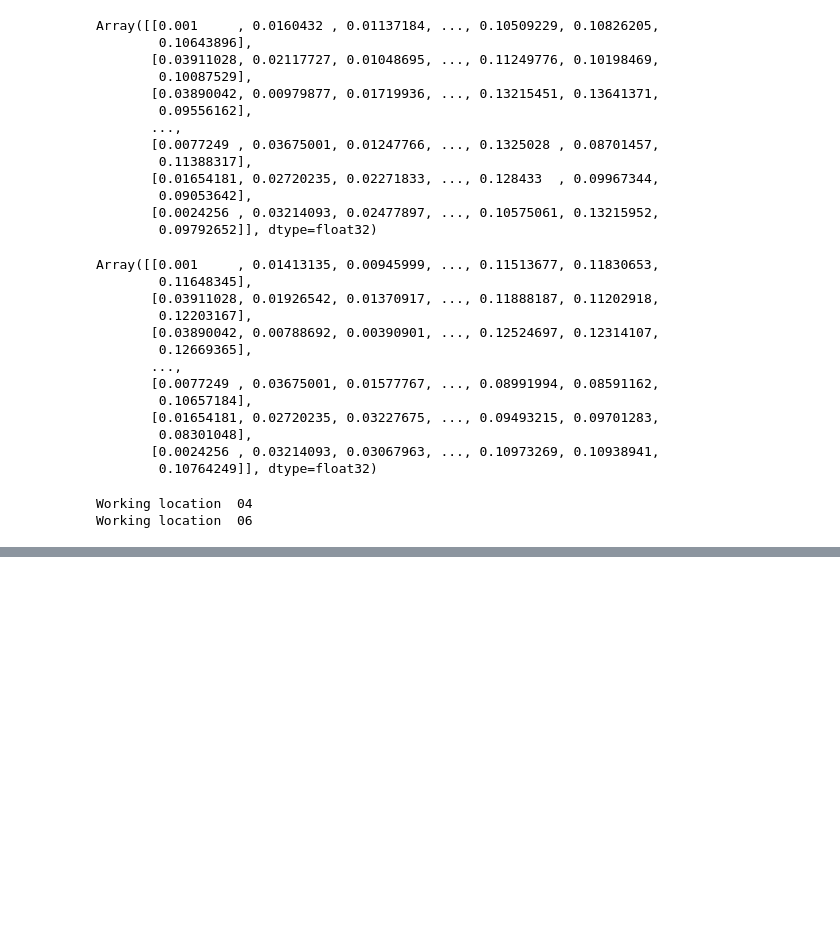
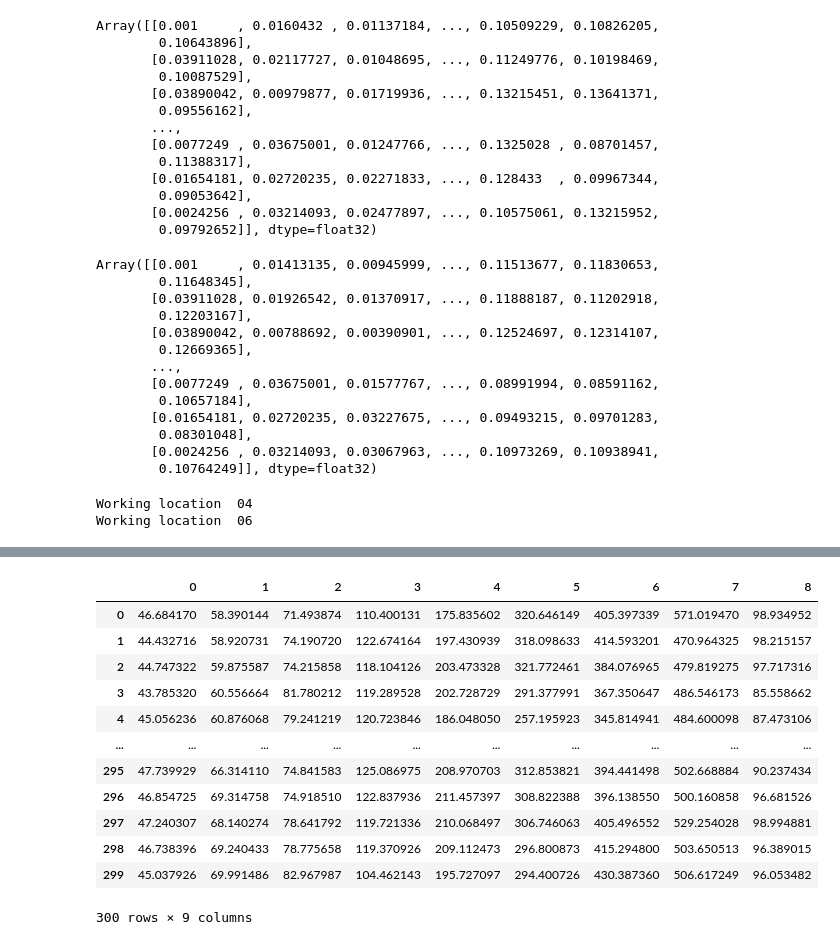
Before and after one commit to atiumcache/pmcmc_forecast, a Jupyter notebook: notebooks/test_20241020.ipynb, the cells around one changed output, grey strips where cells are left out. Drawn from its saved outputs; the diff is of its cells as text; code cells hidden in the pictures; blank space fills up the shorter version.

```diff
--- a/notebooks/test_20241020.ipynb
+++ b/notebooks/test_20241020.ipynb
@@ -72,3 +72,15 @@ for loc in locations:
 # %% [output]
 Working location  04
 Working location  06
+# %%
+base_dir = os.path.join(paths.OUTPUT_DIR, "pmcmc_runs")
+loc_dir = os.path.join(base_dir, "04")
+mle_states_path = os.path.join(loc_dir, "mle_states_20241020.npy")
+states_np = np.load(mle_states_path)
+start_date_index = abs(
+    (pd.to_datetime("2023-10-21") - pd.to_datetime("2023-06-25")).days
+)
+end = start_date_index + 8 * 7
+new_h = states_np[:, start_date_index - 1 : end]
+new_h_df = pd.DataFrame(new_h)
+new_h
@@ -74,0 +114,18 @@ Working location  06
+# %%
+new_h_weekly = new_h_df.groupby(new_h_df.columns // 7, axis=1).sum()
+# %%
+new_h_weekly
+# %% [output]
+|  | 0 | 1 | 2 | 3 | 4 | 5 | 6 | 7 | 8 |
+| 0 | 46.684170 | 58.390144 | 71.493874 | 110.400131 | 175.835602 | 320.646149 | 405.397339 | 571.019470 | 98.934952 |
+| 1 | 44.432716 | 58.920731 | 74.190720 | 122.674164 | 197.430939 | 318.098633 | 414.593201 | 470.964325 | 98.215157 |
+| 2 | 44.747322 | 59.875587 | 74.215858 | 118.104126 | 203.473328 | 321.772461 | 384.076965 | 479.819275 | 97.717316 |
+| 3 | 43.785320 | 60.556664 | 81.780212 | 119.289528 | 202.728729 | 291.377991 | 367.350647 | 486.546173 | 85.558662 |
+| 4 | 45.056236 | 60.876068 | 79.241219 | 120.723846 | 186.048050 | 257.195923 | 345.814941 | 484.600098 | 87.473106 |
+| ... | ... | ... | ... | ... | ... | ... | ... | ... | ... |
+| 295 | 47.739929 | 66.314110 | 74.841583 | 125.086975 | 208.970703 | 312.853821 | 394.441498 | 502.668884 | 90.237434 |
+| 296 | 46.854725 | 69.314758 | 74.918510 | 122.837936 | 211.457397 | 308.822388 | 396.138550 | 500.160858 | 96.681526 |
+| 297 | 47.240307 | 68.140274 | 78.641792 | 119.721336 | 210.068497 | 306.746063 | 405.496552 | 529.254028 | 98.994881 |
+| 298 | 46.738396 | 69.240433 | 78.775658 | 119.370926 | 209.112473 | 296.800873 | 415.294800 | 503.650513 | 96.389015 |
+| 299 | 45.037926 | 69.991486 | 82.967987 | 104.462143 | 195.727097 | 294.400726 | 430.387360 | 506.617249 | 96.053482 |
+300 rows × 9 columns
```
Also changed, not shown: parts of 14 cells of this notebook, 19 other files.
